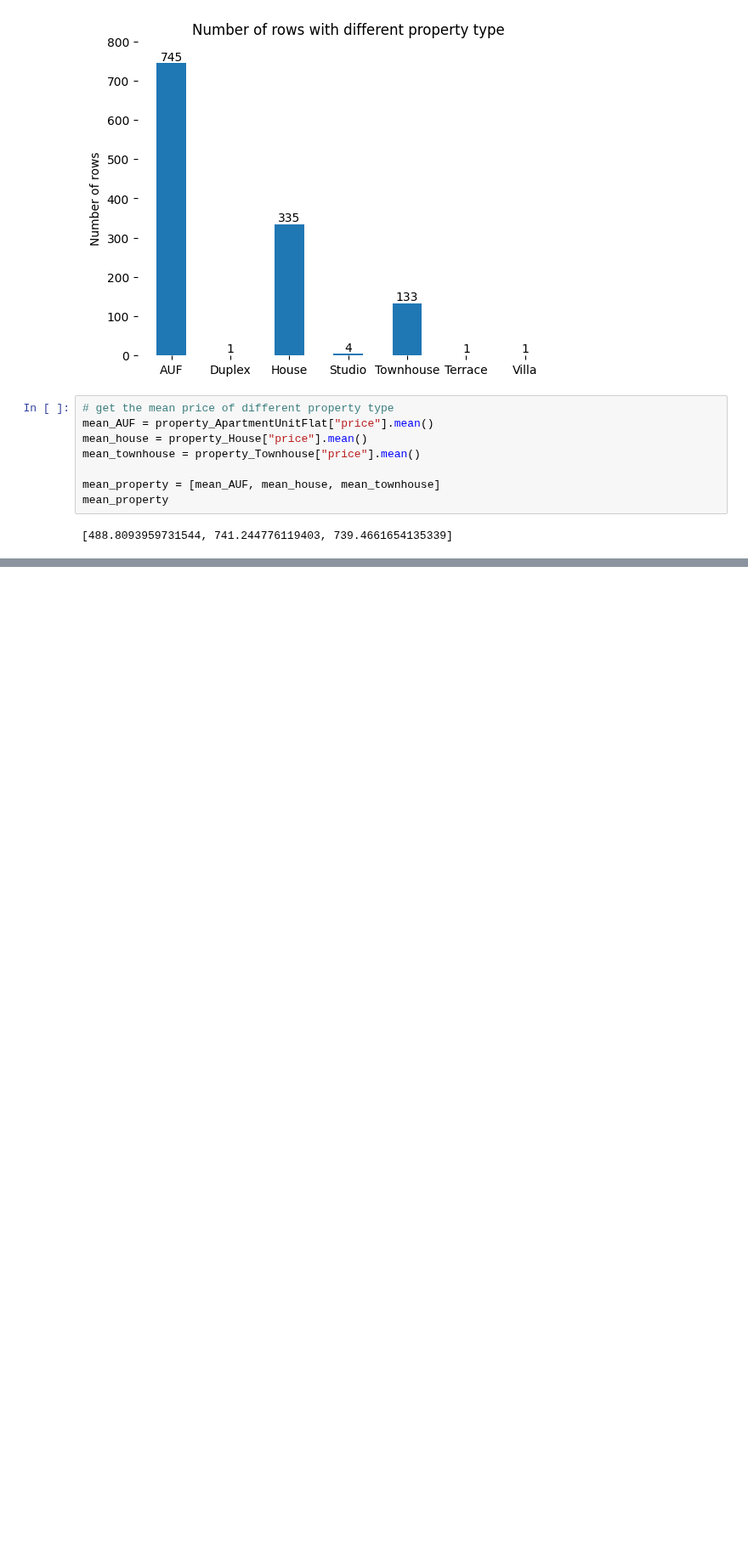
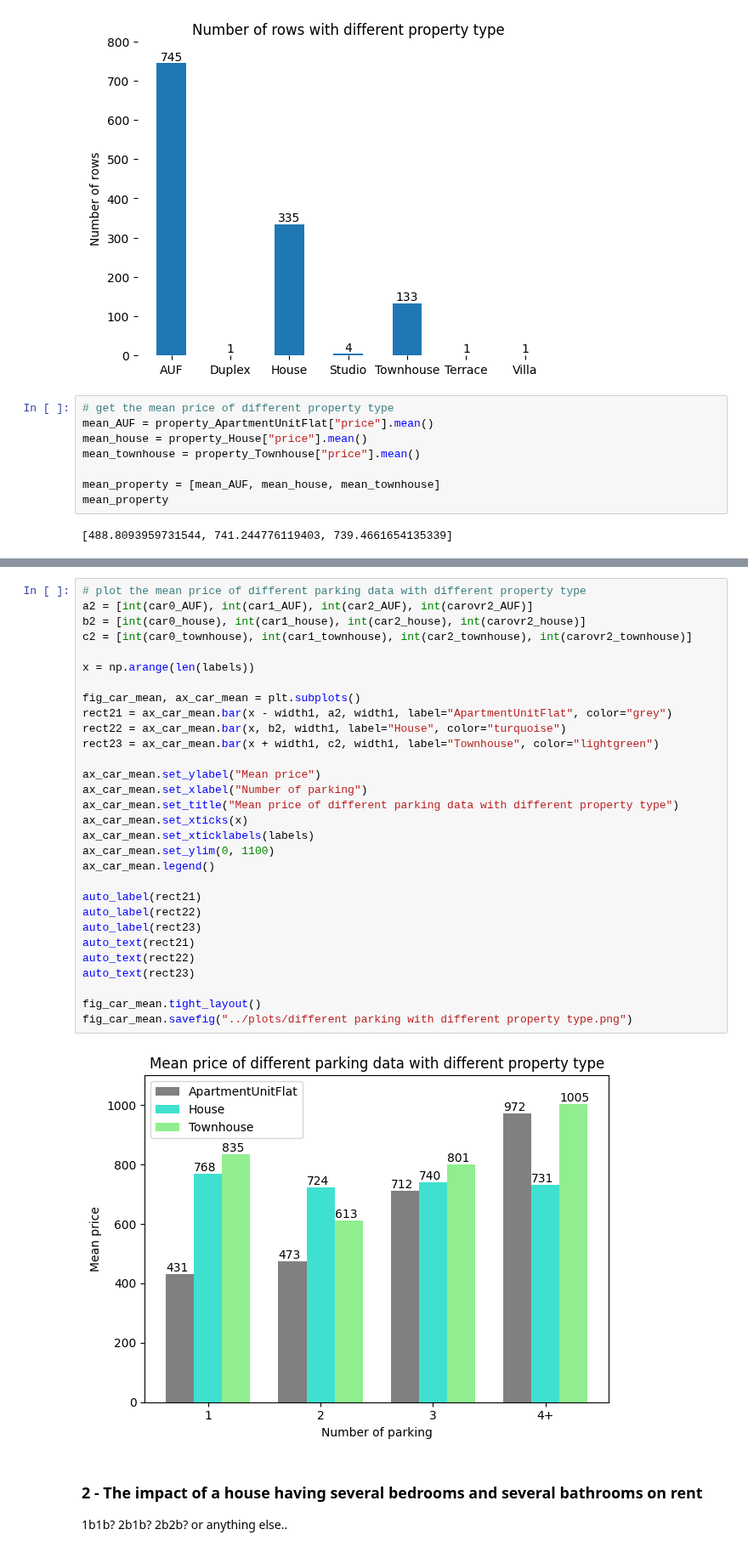
Before and after one commit to MAST30034-Applied-Data-Science/generic-real-estate-consulting-project-group-55, a Jupyter notebook: notebooks/rent_analysis.ipynb, the cells around one changed output, grey strips where cells are left out. Shown at 85% size. Cells and saved outputs as stored; diff of their text form; blank space fills up the shorter version.

```diff
--- a/notebooks/rent_analysis.ipynb
+++ b/notebooks/rent_analysis.ipynb
@@ -431,0 +627,36 @@ mean_property
+# %%
+# plot the mean price of different parking data with different property type
+a2 = [int(car0_AUF), int(car1_AUF), int(car2_AUF), int(carovr2_AUF)]
+b2 = [int(car0_house), int(car1_house), int(car2_house), int(carovr2_house)]
+c2 = [int(car0_townhouse), int(car1_townhouse), int(car2_townhouse), int(carovr2_townhouse)]
+
+x = np.arange(len(labels))
+
+fig_car_mean, ax_car_mean = plt.subplots()
+rect21 = ax_car_mean.bar(x - width1, a2, width1, label="ApartmentUnitFlat", color="grey")
+rect22 = ax_car_mean.bar(x, b2, width1, label="House", color="turquoise")
+rect23 = ax_car_mean.bar(x + width1, c2, width1, label="Townhouse", color="lightgreen")
+
+ax_car_mean.set_ylabel("Mean price")
+ax_car_mean.set_xlabel("Number of parking")
+ax_car_mean.set_title("Mean price of different parking data with different property type")
+ax_car_mean.set_xticks(x)
+ax_car_mean.set_xticklabels(labels)
+ax_car_mean.set_ylim(0, 1100)
+ax_car_mean.legend()
+
+auto_label(rect21)
+auto_label(rect22)
+auto_label(rect23)
+auto_text(rect21)
+auto_text(rect22)
+auto_text(rect23)
+
+fig_car_mean.tight_layout()
+fig_car_mean.savefig("../plots/different parking with different property type.png")
+# %% [output]
+[figure, added]
+# %% [markdown]
+### 2 - The impact of a house having several bedrooms and several bathrooms on rent
+
+1b1b? 2b1b? 2b2b? or anything else..
```
Also changed, not shown: parts of 33 cells of this notebook, 16 other files.
